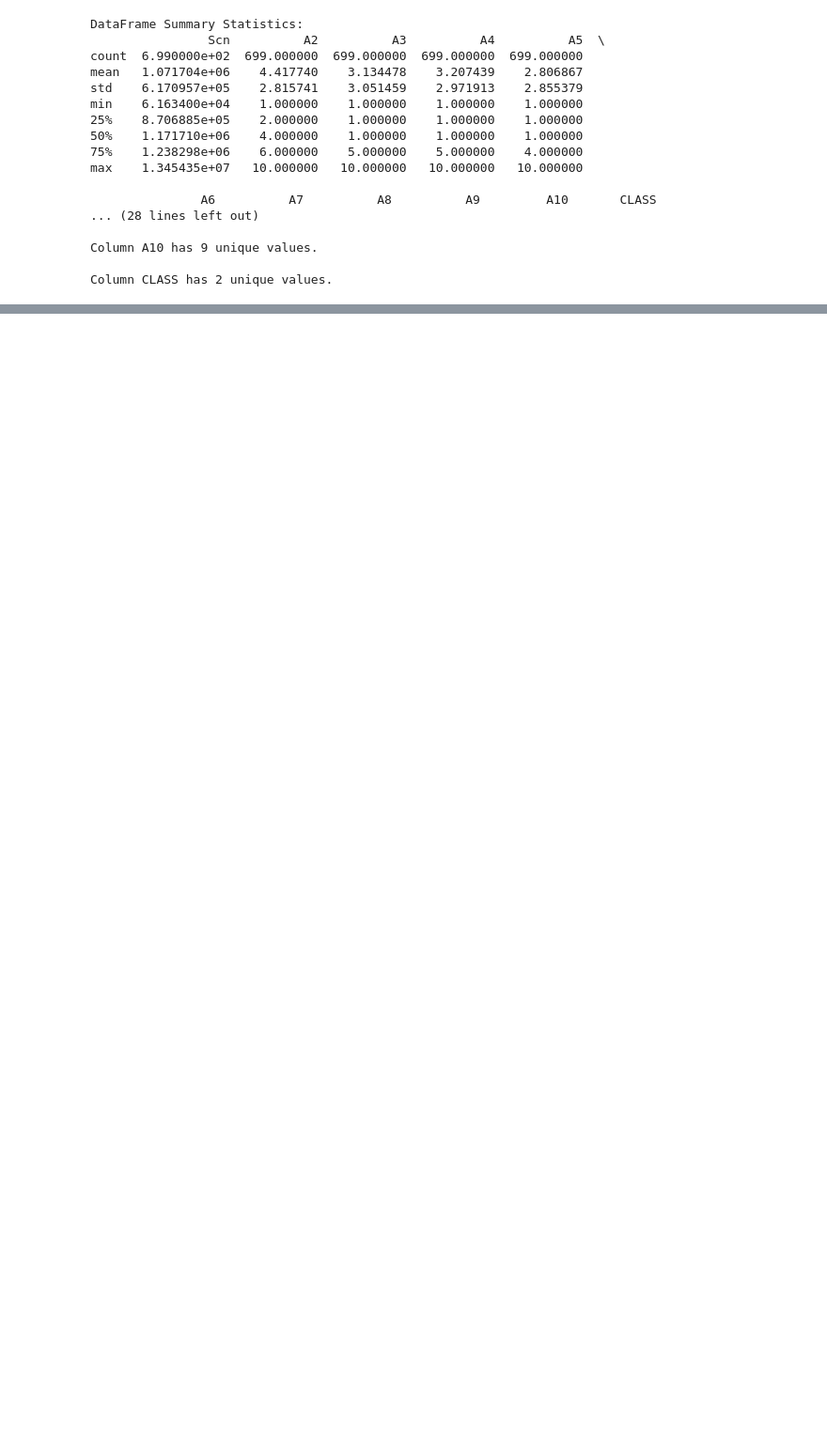
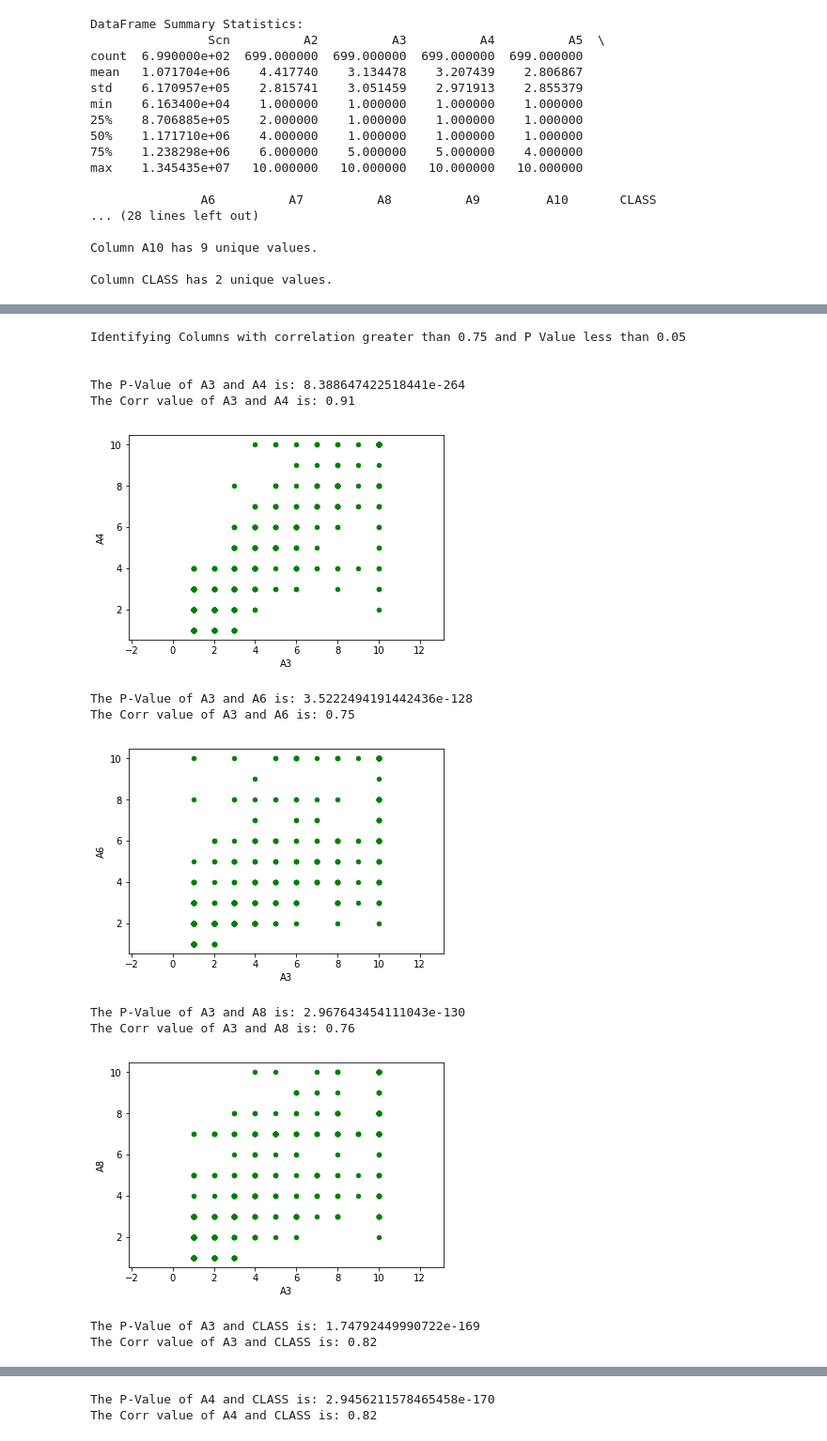
Before and after one commit to iu-data-science-python-i590/final-project-team-python-trio, a Jupyter notebook: Phase1/final_project_phase1.ipynb, the cells around one changed output, grey strips where cells are left out. Shown at 94% size. Cells and saved outputs as stored; diff of their text form; code cells hidden in the pictures; blank space fills up the shorter version.

```diff
--- a/Phase1/final_project_phase1.ipynb
+++ b/Phase1/final_project_phase1.ipynb
@@ -217,0 +218,41 @@ Summarize by reporting which values might need standardization in the future (to
+# %%
+# FIND SOME INTERESTING CLUSTERS
+from scipy.stats import pearsonr
+
+correlation_lower_limit = 0.75
+p_value_upper_limit = 0.05
+
+print('Identifying Columns with correlation greater than ' + str(correlation_lower_limit)
+      +' and P Value less than ' + str(p_value_upper_limit))
+
+for column1 in column_names:
+  for column2 in column_names:
+    correlation, pvalue = pearsonr(df[column1], df[column2])
+    #print('The P-Value of {0} and {1} is: {2}'.format(column1, column2, pvalue))
+    #print('The Corr value of {0} and {1} is: {2}'.format(column1, column2, correlation))
+    if(abs(correlation) > correlation_lower_limit and abs(correlation) < 1.0 and abs(pvalue) <  p_value_upper_limit and column1 < column2):
+      print('\n\nThe P-Value of {0} and {1} is: {2}'.format(column1, column2, pvalue))
+      print('The Corr value of {0} and {1} is: {2}'.format(column1, column2, round(correlation,2)))
+      df.plot.scatter(x=column1, y=column2, c='green')
+      plt.xlabel(column1)
+      plt.ylabel(column2)
+      plt.axis('equal')
+      plt.show()
+
+# A3 AND A4 look interesting
+# A8 AND A3 look interesting
+# %% [output]
+Identifying Columns with correlation greater than 0.75 and P Value less than 0.05
+
+
+The P-Value of A3 and A4 is: 8.388647422518441e-264
+The Corr value of A3 and A4 is: 0.91
+[figure, added]
+The P-Value of A3 and A6 is: 3.5222494191442436e-128
+The Corr value of A3 and A6 is: 0.75
+[figure, added]
+The P-Value of A3 and A8 is: 2.967643454111043e-130
+The Corr value of A3 and A8 is: 0.76
+[figure, added]
+The P-Value of A3 and CLASS is: 1.74792449990722e-169
+The Corr value of A3 and CLASS is: 0.82
@@ -217,0 +260,2 @@ Summarize by reporting which values might need standardization in the future (to
+The P-Value of A4 and CLASS is: 2.9456211578465458e-170
+The Corr value of A4 and CLASS is: 0.82
```
Also changed, not shown: parts of 23 cells of this notebook.
